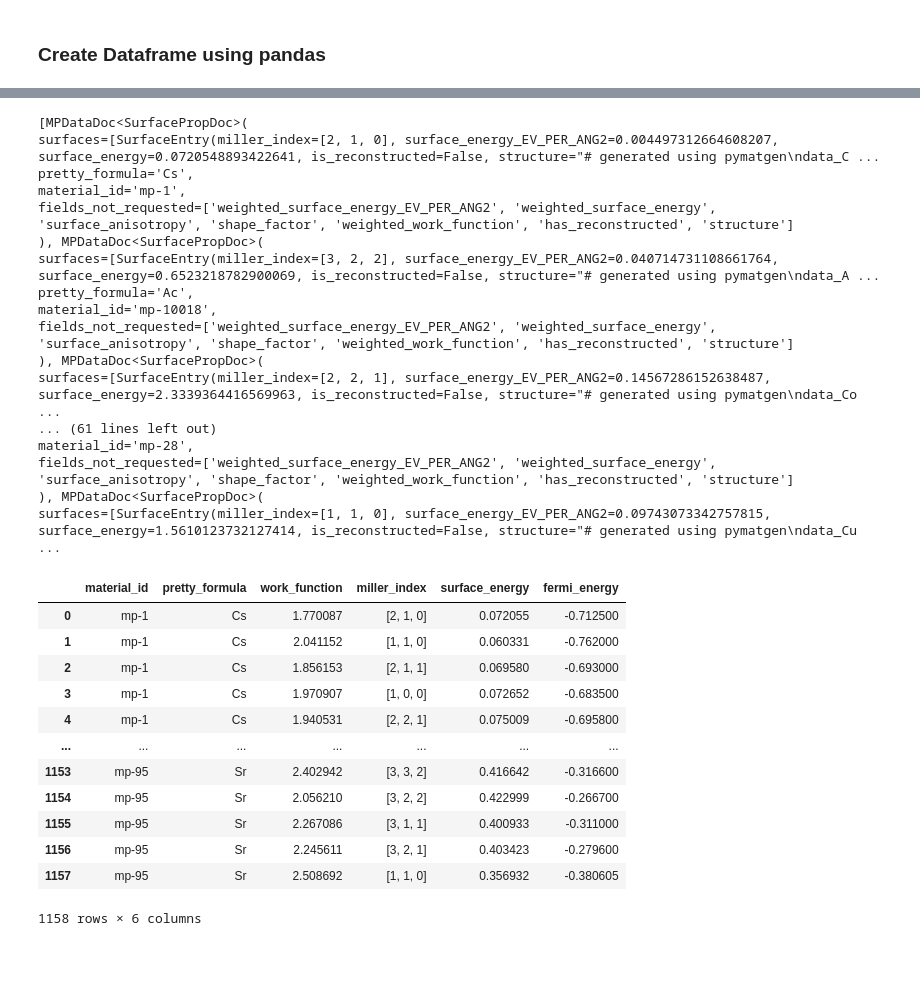
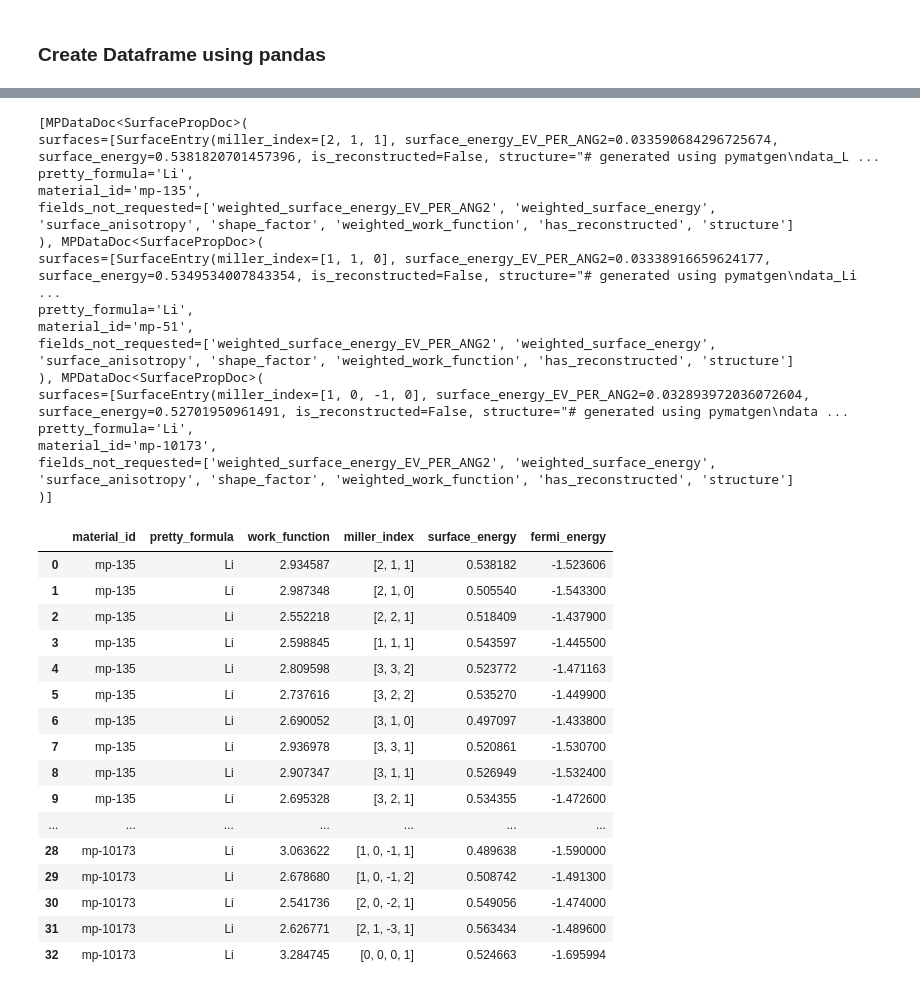
Before and after one commit to Enchis12/Pure-Metal-s-Work-Function-Prediction-and-Interpretation, a Jupyter notebook: Pure Metal's Work Function Prediction.ipynb, the cells around one changed output, grey strips where cells are left out. Drawn from its saved outputs; the diff is of its cells as text; code cells hidden in the pictures; blank space fills up the shorter version.

Commit message:
New data acqusition

```diff
--- a/Pure Metal's Work Function Prediction.ipynb
+++ b/Pure Metal's Work Function Prediction.ipynb
@@ -41,20 +44,28 @@ MP_API_KEY = "oaqaUyUUgOtqC6jLsILaljDuuUEvrX89"
 ### Data from Materials Project
 # %%
 with MPRester(MP_API_KEY) as mpr:
+    # Memilih material logam yang dibentuk oleh 1 unsur dan teramati lewat eksperimen
     summary_docs = mpr.materials.summary._search(
         is_metal = True,
         theoretical = False,
+        elements = ['Li'],
         nelements = [1, 1],
-        fields = ["material_id", "volume", "structure", "symmetry"]
+        fields = ["material_id", "nsites", "volume", "structure", "symmetry"]
     )
+    structures = {str(doc.material_id): doc.structure for doc in summary_docs}
+
+    # Mengubah data struktur ke sel konvensional
+    conventional = {mid: s.to_conventional() for mid, s in structures.items()}
 
     material_id = [doc.material_id for doc in summary_docs]
 
+    # Menyeleksi material dari summary_docs yang sifat permukaannya telah dihitung nilainya
     surface_properties_docs = mpr.materials.surface_properties.search(
         material_ids = material_id,
         fields = ["material_id", "pretty_formula", "surfaces"]
     )
 
+    # Membuat list dari unsur-unsur yang telah dikumpulkan
     unique_elements = list({doc.pretty_formula for doc in surface_properties_docs})
 # %% [markdown]
 ### Data from pymatgen
@@ -148,18 +179,9 @@ for doc in summary_docs:
         "material_id": doc.material_id,
         "symmetry_crystal_system": doc.symmetry.crystal_system if doc.symmetry else None,
         "symmetry_symbol": doc.symmetry.symbol if doc.symmetry else None,
-        "symmetry_number": doc.symmetry.number if doc.symmetry else None,
-        "symmetry_point_group": doc.symmetry.point_group if doc.symmetry else None,
-        "volume": doc.volume,
-        "lattice_a": doc.structure.lattice.a if doc.structure else None,
-        "lattice_b": doc.structure.lattice.b if doc.structure else None,
-        "lattice_c": doc.structure.lattice.c if doc.structure else None,
-        "lattice_alpha": doc.structure.lattice.alpha if doc.structure else None,
-        "lattice_beta": doc.structure.lattice.beta if doc.structure else None,
-        "lattice_gamma": doc.structure.lattice.gamma if doc.structure else None
+        "nsites": doc.nsites,
+        "volume": doc.volume
     })
 
-summary_docs_df = pd.DataFrame(summary_docs_list)
-
-summary_docs_df
+print(summary_docs_list)
 # %% [output]
@@ -180,53 +216,56 @@ summary_docs_df
 print(surface_properties_docs)
 # %% [output]
 [MPDataDoc<SurfacePropDoc>(
-surfaces=[SurfaceEntry(miller_index=[2, 1, 0], surface_energy_EV_PER_ANG2=0.004497312664608207, surface_energy=0.0720548893422641, is_reconstructed=False, structure="# generated using pymatgen\ndata_C ...
-pretty_formula='Cs',
-material_id='mp-1',
+surfaces=[SurfaceEntry(miller_index=[2, 1, 1], surface_energy_EV_PER_ANG2=0.033590684296725674, surface_energy=0.5381820701457396, is_reconstructed=False, structure="# generated using pymatgen\ndata_L ...
+pretty_formula='Li',
+material_id='mp-135',
 fields_not_requested=['weighted_surface_energy_EV_PER_ANG2', 'weighted_surface_energy', 'surface_anisotropy', 'shape_factor', 'weighted_work_function', 'has_reconstructed', 'structure']
 ), MPDataDoc<SurfacePropDoc>(
-surfaces=[SurfaceEntry(miller_index=[3, 2, 2], surface_energy_EV_PER_ANG2=0.040714731108661764, surface_energy=0.6523218782900069, is_reconstructed=False, structure="# generated using pymatgen\ndata_A ...
-pretty_formula='Ac',
-material_id='mp-10018',
+surfaces=[SurfaceEntry(miller_index=[1, 1, 0], surface_energy_EV_PER_ANG2=0.03338916659624177, surface_energy=0.5349534007843354, is_reconstructed=False, structure="# generated using pymatgen\ndata_Li ...
+pretty_formula='Li',
+material_id='mp-51',
 fields_not_requested=['weighted_surface_energy_EV_PER_ANG2', 'weighted_surface_energy', 'surface_anisotropy', 'shape_factor', 'weighted_work_function', 'has_reconstructed', 'structure']
 ), MPDataDoc<SurfacePropDoc>(
-surfaces=[SurfaceEntry(miller_index=[2, 2, 1], surface_energy_EV_PER_ANG2=0.14567286152638487, surface_energy=2.3339364416569963, is_reconstructed=False, structure="# generated using pymatgen\ndata_Co ...
-... (61 lines left out)
-material_id='mp-28',
+surfaces=[SurfaceEntry(miller_index=[1, 0, -1, 0], surface_energy_EV_PER_ANG2=0.032893972036072604, surface_energy=0.52701950961491, is_reconstructed=False, structure="# generated using pymatgen\ndata ...
+pretty_formula='Li',
+material_id='mp-10173',
 fields_not_requested=['weighted_surface_energy_EV_PER_ANG2', 'weighted_surface_energy', 'surface_anisotropy', 'shape_factor', 'weighted_work_function', 'has_reconstructed', 'structure']
-), MPDataDoc<SurfacePropDoc>(
-surfaces=[SurfaceEntry(miller_index=[1, 1, 0], surface_energy_EV_PER_ANG2=0.09743073342757815, surface_energy=1.5610123732127414, is_reconstructed=False, structure="# generated using pymatgen\ndata_Cu ...
+)]
 # %%
 # Extract surface properties for all materials
-all_surface_properties = []
+surface_properties_lists = []
 for doc in surface_properties_docs:
     for surface in doc.surfaces:
-        all_surface_properties.append({
+        surface_properties_lists.append({
             'material_id': doc.material_id,
             'pretty_formula': doc.pretty_formula,
             'work_function': surface.work_function,
             'miller_index': surface.miller_index,
             'surface_energy': surface.surface_energy,
             'fermi_energy': surface.efermi
         })
 
-surface_properties_df = pd.DataFrame(all_surface_properties)
+surface_properties_df = pd.DataFrame(surface_properties_lists)
 
 surface_properties_df
 # %% [output]
 |  | material_id | pretty_formula | work_function | miller_index | surface_energy | fermi_energy |
-| 0 | mp-1 | Cs | 1.770087 | [2, 1, 0] | 0.072055 | -0.712500 |
-| 1 | mp-1 | Cs | 2.041152 | [1, 1, 0] | 0.060331 | -0.762000 |
-| 2 | mp-1 | Cs | 1.856153 | [2, 1, 1] | 0.069580 | -0.693000 |
-| 3 | mp-1 | Cs | 1.970907 | [1, 0, 0] | 0.072652 | -0.683500 |
-| 4 | mp-1 | Cs | 1.940531 | [2, 2, 1] | 0.075009 | -0.695800 |
+| 0 | mp-135 | Li | 2.934587 | [2, 1, 1] | 0.538182 | -1.523606 |
+| 1 | mp-135 | Li | 2.987348 | [2, 1, 0] | 0.505540 | -1.543300 |
+| 2 | mp-135 | Li | 2.552218 | [2, 2, 1] | 0.518409 | -1.437900 |
+| 3 | mp-135 | Li | 2.598845 | [1, 1, 1] | 0.543597 | -1.445500 |
+| 4 | mp-135 | Li | 2.809598 | [3, 3, 2] | 0.523772 | -1.471163 |
+| 5 | mp-135 | Li | 2.737616 | [3, 2, 2] | 0.535270 | -1.449900 |
+| 6 | mp-135 | Li | 2.690052 | [3, 1, 0] | 0.497097 | -1.433800 |
+| 7 | mp-135 | Li | 2.936978 | [3, 3, 1] | 0.520861 | -1.530700 |
+| 8 | mp-135 | Li | 2.907347 | [3, 1, 1] | 0.526949 | -1.532400 |
+| 9 | mp-135 | Li | 2.695328 | [3, 2, 1] | 0.534355 | -1.472600 |
 | ... | ... | ... | ... | ... | ... | ... |
-| 1153 | mp-95 | Sr | 2.402942 | [3, 3, 2] | 0.416642 | -0.316600 |
-| 1154 | mp-95 | Sr | 2.056210 | [3, 2, 2] | 0.422999 | -0.266700 |
-| 1155 | mp-95 | Sr | 2.267086 | [3, 1, 1] | 0.400933 | -0.311000 |
-| 1156 | mp-95 | Sr | 2.245611 | [3, 2, 1] | 0.403423 | -0.279600 |
-| 1157 | mp-95 | Sr | 2.508692 | [1, 1, 0] | 0.356932 | -0.380605 |
+| 28 | mp-10173 | Li | 3.063622 | [1, 0, -1, 1] | 0.489638 | -1.590000 |
+| 29 | mp-10173 | Li | 2.678680 | [1, 0, -1, 2] | 0.508742 | -1.491300 |
+| 30 | mp-10173 | Li | 2.541736 | [2, 0, -2, 1] | 0.549056 | -1.474000 |
+| 31 | mp-10173 | Li | 2.626771 | [2, 1, -3, 1] | 0.563434 | -1.489600 |
+| 32 | mp-10173 | Li | 3.284745 | [0, 0, 0, 1] | 0.524663 | -1.695994 |
-1158 rows × 6 columns
 # %%
 # Merge the two dataframes
 merged_summary_surface_df_filtered = pd.merge(
```
Also changed, not shown: parts of 21 cells of this notebook.
